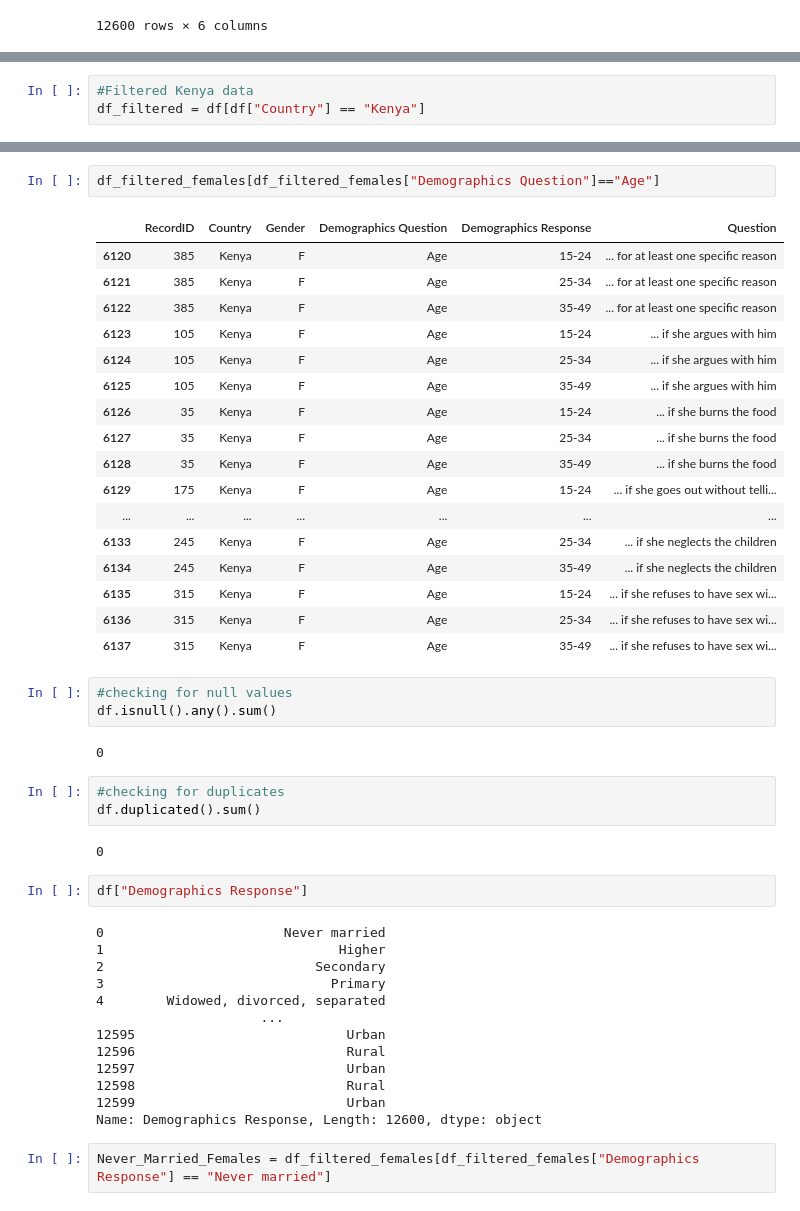
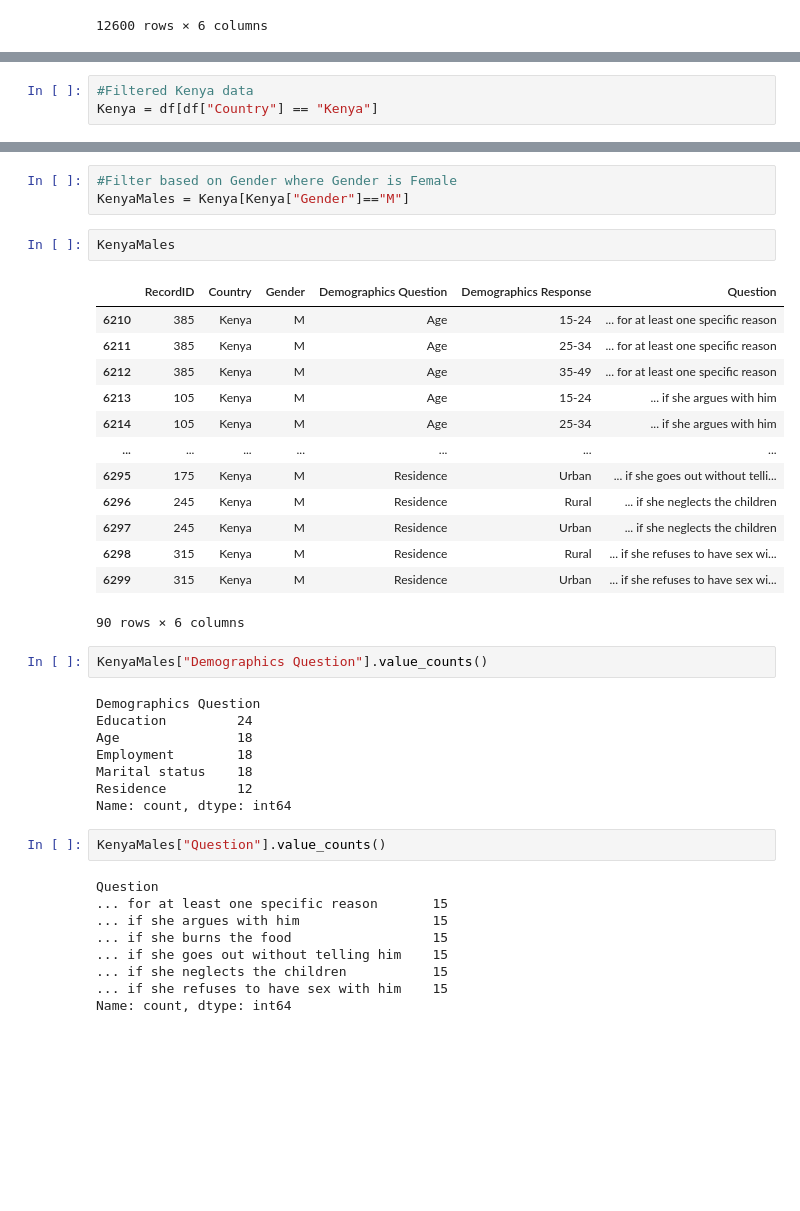
Before and after one commit to codegirl254/Gender_Based_Violence_Analysis, a Jupyter notebook: Kenyan_Analysis.ipynb, the cells around one changed output, grey strips where cells are left out. Drawn from its saved outputs; the diff is of its cells as text; blank space fills up the shorter version.

```diff
--- a/Kenyan_Analysis.ipynb
+++ b/Kenyan_Analysis.ipynb
@@ -84,4 +110,4 @@ df
 # %%
 #Filtered Kenya data
-df_filtered = df[df["Country"] == "Kenya"]
+Kenya = df[df["Country"] == "Kenya"]
 # %%
@@ -136,47 +170,40 @@ df_filtered_females
 # %%
-df_filtered_females[df_filtered_females["Demographics Question"]=="Age"]
+#Filter based on Gender where Gender is Female
+KenyaMales = Kenya[Kenya["Gender"]=="M"]
-# %% [output]
-|  | RecordID | Country | Gender | Demographics Question | Demographics Response | Question |
-| 6120 | 385 | Kenya | F | Age | 15-24 | ... for at least one specific reason |
-| 6121 | 385 | Kenya | F | Age | 25-34 | ... for at least one specific reason |
-| 6122 | 385 | Kenya | F | Age | 35-49 | ... for at least one specific reason |
-| 6123 | 105 | Kenya | F | Age | 15-24 | ... if she argues with him |
-| 6124 | 105 | Kenya | F | Age | 25-34 | ... if she argues with him |
-| 6125 | 105 | Kenya | F | Age | 35-49 | ... if she argues with him |
-| 6126 | 35 | Kenya | F | Age | 15-24 | ... if she burns the food |
-| 6127 | 35 | Kenya | F | Age | 25-34 | ... if she burns the food |
-| 6128 | 35 | Kenya | F | Age | 35-49 | ... if she burns the food |
-| 6129 | 175 | Kenya | F | Age | 15-24 | ... if she goes out without telli... |
-| ... | ... | ... | ... | ... | ... | ... |
-| 6133 | 245 | Kenya | F | Age | 25-34 | ... if she neglects the children |
-| 6134 | 245 | Kenya | F | Age | 35-49 | ... if she neglects the children |
-| 6135 | 315 | Kenya | F | Age | 15-24 | ... if she refuses to have sex wi... |
-| 6136 | 315 | Kenya | F | Age | 25-34 | ... if she refuses to have sex wi... |
-| 6137 | 315 | Kenya | F | Age | 35-49 | ... if she refuses to have sex wi... |
+# %%
+KenyaMales
+# %% [output]
+|  | RecordID | Country | Gender | Demographics Question | Demographics Response | Question |
+| 6210 | 385 | Kenya | M | Age | 15-24 | ... for at least one specific reason |
+| 6211 | 385 | Kenya | M | Age | 25-34 | ... for at least one specific reason |
+| 6212 | 385 | Kenya | M | Age | 35-49 | ... for at least one specific reason |
+| 6213 | 105 | Kenya | M | Age | 15-24 | ... if she argues with him |
+| 6214 | 105 | Kenya | M | Age | 25-34 | ... if she argues with him |
+| ... | ... | ... | ... | ... | ... | ... |
+| 6295 | 175 | Kenya | M | Residence | Urban | ... if she goes out without telli... |
+| 6296 | 245 | Kenya | M | Residence | Rural | ... if she neglects the children |
+| 6297 | 245 | Kenya | M | Residence | Urban | ... if she neglects the children |
+| 6298 | 315 | Kenya | M | Residence | Rural | ... if she refuses to have sex wi... |
+| 6299 | 315 | Kenya | M | Residence | Urban | ... if she refuses to have sex wi... |
+90 rows × 6 columns
 # %%
-#checking for null values
-df.isnull().any().sum()
+KenyaMales["Demographics Question"].value_counts()
 # %% [output]
-0
+Demographics Question
+Education         24
+Age               18
+Employment        18
+Marital status    18
+Residence         12
+Name: count, dtype: int64
 # %%
-#checking for duplicates
-df.duplicated().sum()
+KenyaMales["Question"].value_counts()
 # %% [output]
-0
+Question
+... for at least one specific reason       15
+... if she argues with him                 15
+... if she burns the food                  15
+... if she goes out without telling him    15
+... if she neglects the children           15
+... if she refuses to have sex with him    15
+Name: count, dtype: int64
-# %%
-df["Demographics Response"]
-# %% [output]
-0                       Never married
-1                              Higher
-2                           Secondary
-3                             Primary
-4        Widowed, divorced, separated
-                     ...
-12595                           Urban
-12596                           Rural
-12597                           Urban
-12598                           Rural
-12599                           Urban
-Name: Demographics Response, Length: 12600, dtype: object
-# %%
-Never_Married_Females = df_filtered_females[df_filtered_females["Demographics Response"] == "Never married"]
```
Also changed, not shown: parts of 25 cells of this notebook.
